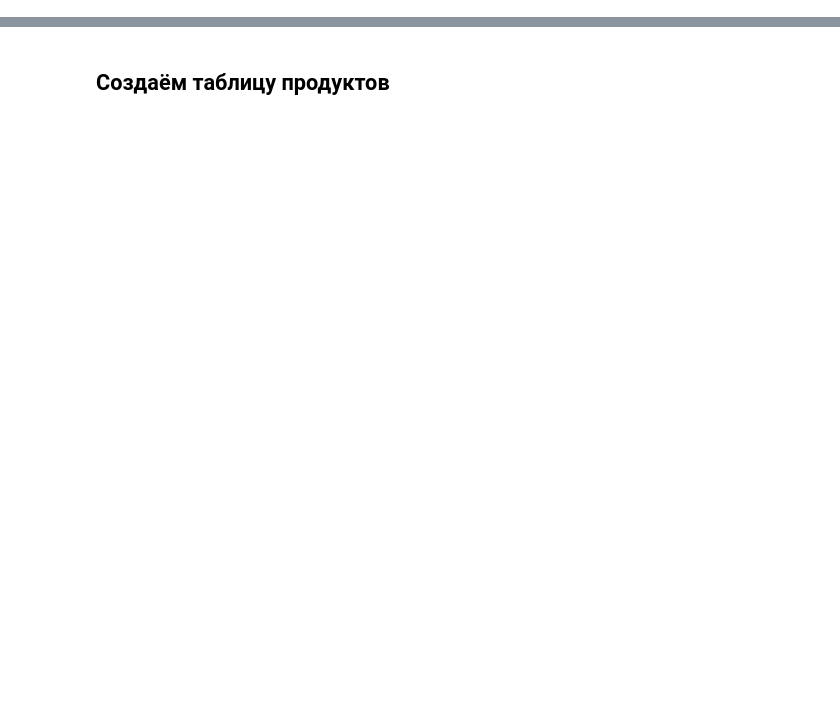
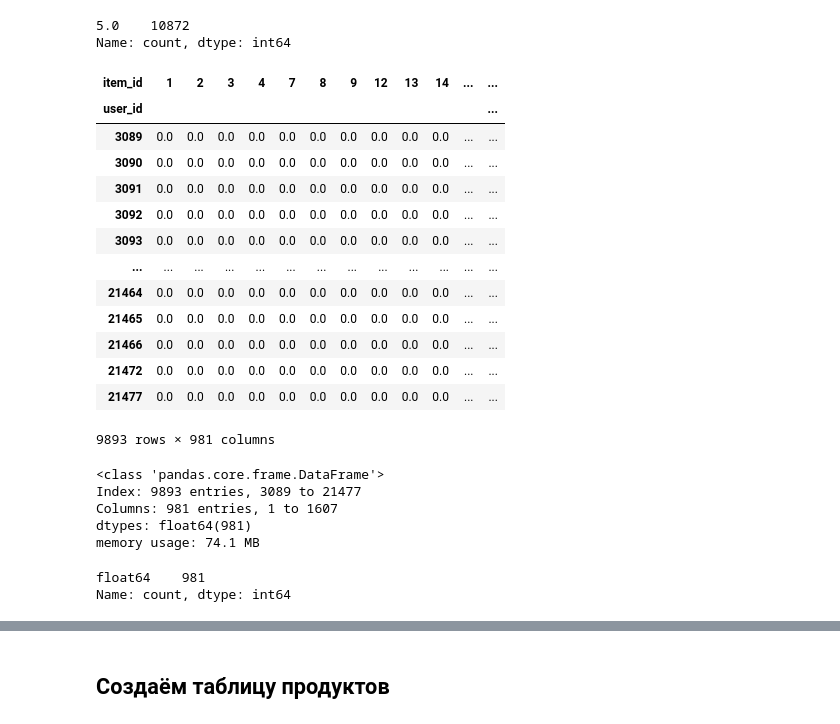
Before and after one commit to MarufIbragimov/receng, a Jupyter notebook: data_preparation copy.ipynb, the cells around one changed output, grey strips where cells are left out. Drawn from its saved outputs; the diff is of its cells as text; code cells hidden in the pictures; blank space fills up the shorter version.

```diff
--- a/data_preparation copy.ipynb
+++ b/data_preparation copy.ipynb
@@ -19,0 +182,2 @@ duck = duckdb.connect(db_file)
+# %%
+selected_date = '2019-12-31'
@@ -19,0 +217,5 @@ duck = duckdb.connect(db_file)
+# %%
+b.value_counts()
+# %% [output]
+5.0    10872
+Name: count, dtype: int64
@@ -19,0 +237,36 @@ duck = duckdb.connect(db_file)
+# %%
+ratings_df = user_based.create_ratings_matrice(selected_date)
+
+avg_ratings = ratings_df.mean(axis = 1)
+
+ratings_centered_df = user_based.center_ratings(ratings_df, avg_ratings)
+# %%
+ratings_centered_df
+# %% [output]
+| item_id | 1 | 2 | 3 | 4 | 7 | 8 | 9 | 12 | 13 | 14 | ... | ... |
+| user_id |  |  |  |  |  |  |  |  |  |  |  | ... |
+| 3089 | 0.0 | 0.0 | 0.0 | 0.0 | 0.0 | 0.0 | 0.0 | 0.0 | 0.0 | 0.0 | ... | ... |
+| 3090 | 0.0 | 0.0 | 0.0 | 0.0 | 0.0 | 0.0 | 0.0 | 0.0 | 0.0 | 0.0 | ... | ... |
+| 3091 | 0.0 | 0.0 | 0.0 | 0.0 | 0.0 | 0.0 | 0.0 | 0.0 | 0.0 | 0.0 | ... | ... |
+| 3092 | 0.0 | 0.0 | 0.0 | 0.0 | 0.0 | 0.0 | 0.0 | 0.0 | 0.0 | 0.0 | ... | ... |
+| 3093 | 0.0 | 0.0 | 0.0 | 0.0 | 0.0 | 0.0 | 0.0 | 0.0 | 0.0 | 0.0 | ... | ... |
+| ... | ... | ... | ... | ... | ... | ... | ... | ... | ... | ... | ... | ... |
+| 21464 | 0.0 | 0.0 | 0.0 | 0.0 | 0.0 | 0.0 | 0.0 | 0.0 | 0.0 | 0.0 | ... | ... |
+| 21465 | 0.0 | 0.0 | 0.0 | 0.0 | 0.0 | 0.0 | 0.0 | 0.0 | 0.0 | 0.0 | ... | ... |
+| 21466 | 0.0 | 0.0 | 0.0 | 0.0 | 0.0 | 0.0 | 0.0 | 0.0 | 0.0 | 0.0 | ... | ... |
+| 21472 | 0.0 | 0.0 | 0.0 | 0.0 | 0.0 | 0.0 | 0.0 | 0.0 | 0.0 | 0.0 | ... | ... |
+| 21477 | 0.0 | 0.0 | 0.0 | 0.0 | 0.0 | 0.0 | 0.0 | 0.0 | 0.0 | 0.0 | ... | ... |
+9893 rows × 981 columns
+# %%
+ratings_centered_df.info()
+# %% [output]
+<class 'pandas.core.frame.DataFrame'>
+Index: 9893 entries, 3089 to 21477
+Columns: 981 entries, 1 to 1607
+dtypes: float64(981)
+memory usage: 74.1 MB
+# %%
+ratings_centered_df.dtypes.value_counts()
+# %% [output]
+float64    981
+Name: count, dtype: int64
```
Also changed, not shown: parts of 35 cells of this notebook, 18 other files.
